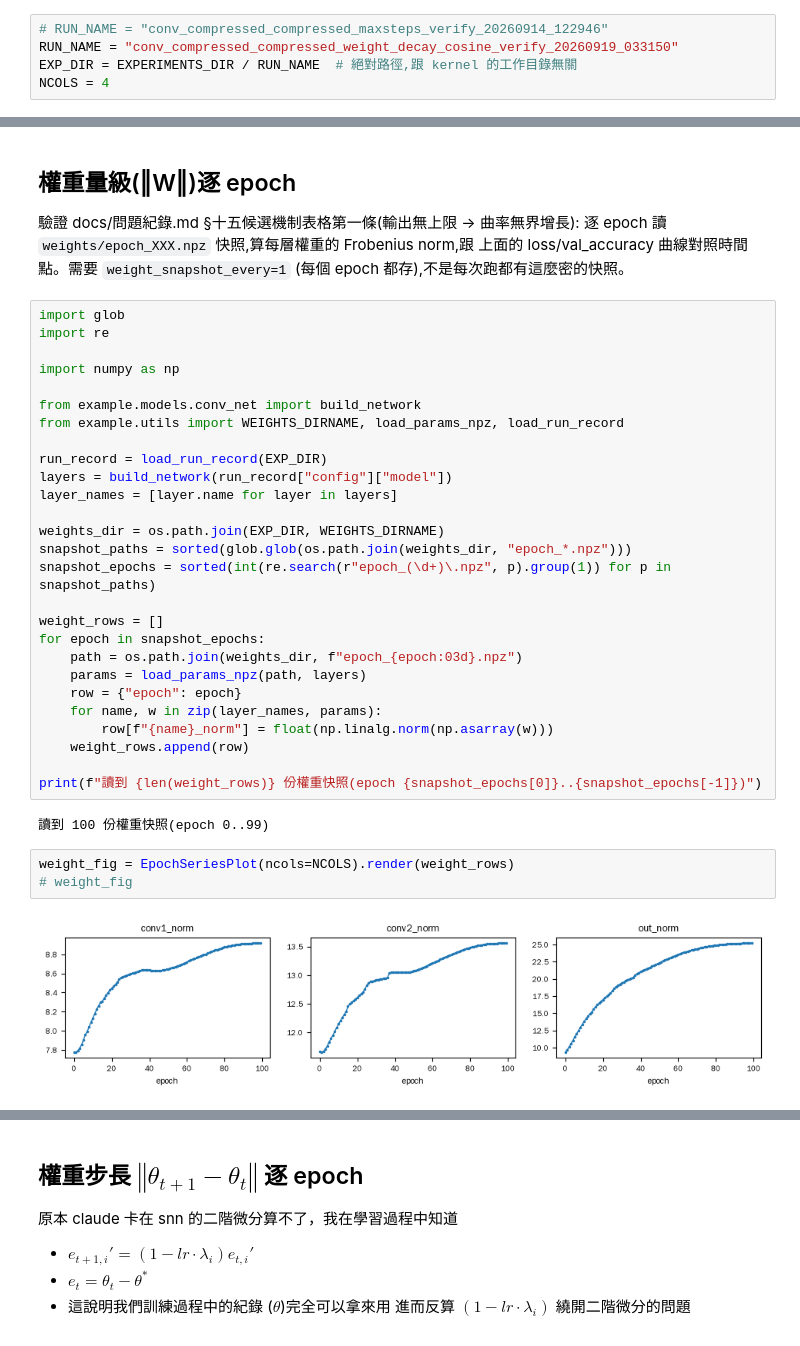
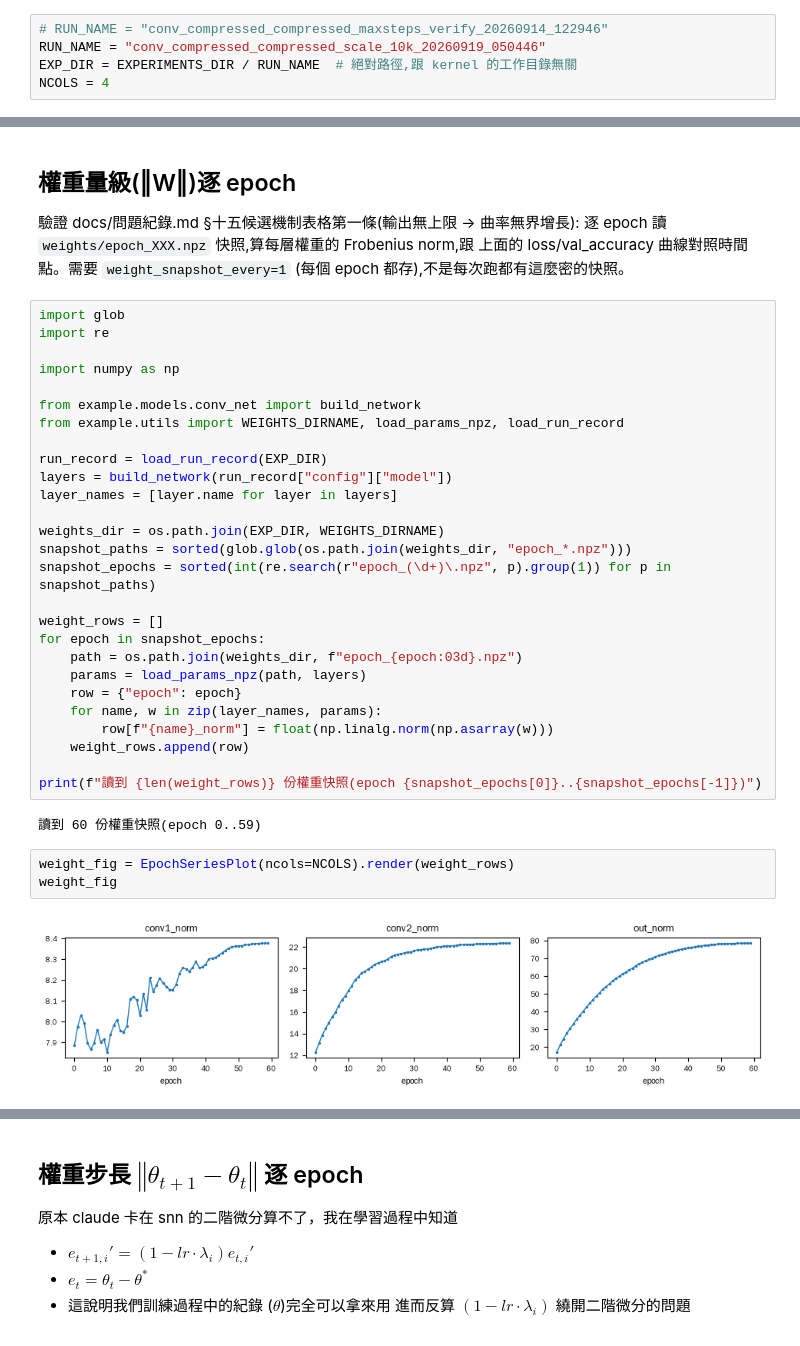
Before and after one commit to Salt-Shio/Spiking-Affine-Lazy-Training, a Jupyter notebook: example/notebooks/plot_metrics.ipynb, the cells around one changed output, grey strips where cells are left out. Cells and saved outputs as stored; diff of their text form.

```diff
--- a/example/notebooks/plot_metrics.ipynb
+++ b/example/notebooks/plot_metrics.ipynb
@@ -20,7 +20,7 @@ from viz.epoch_series import EpochSeriesPlot, read_epoch_series_csv
 改這裡,不改函式庫。
 # %%
 # RUN_NAME = "conv_compressed_compressed_maxsteps_verify_20260914_122946"
-RUN_NAME = "conv_compressed_compressed_weight_decay_cosine_verify_20260919_033150"
+RUN_NAME = "conv_compressed_compressed_scale_10k_20260919_050446"
 EXP_DIR = EXPERIMENTS_DIR / RUN_NAME  # 絕對路徑,跟 kernel 的工作目錄無關
 NCOLS = 4
 # %% [markdown]
@@ -107,12 +107,12 @@ for epoch in snapshot_epochs:
 
 print(f"讀到 {len(weight_rows)} 份權重快照(epoch {snapshot_epochs[0]}..{snapshot_epochs[-1]})")
 # %% [output]
-讀到 100 份權重快照(epoch 0..99)
+讀到 60 份權重快照(epoch 0..59)
 # %%
 weight_fig = EpochSeriesPlot(ncols=NCOLS).render(weight_rows)
-# weight_fig
+weight_fig
 # %% [output]
-[figure, old version]
+[figure, new version]
 # %%
 weight_norm_out_path = os.path.join(EXP_DIR, TRAIN_DIRNAME, "weight_norm.png")
 weight_fig.savefig(weight_norm_out_path, dpi=150)
```
Also changed, not shown: parts of 10 cells of this notebook.
